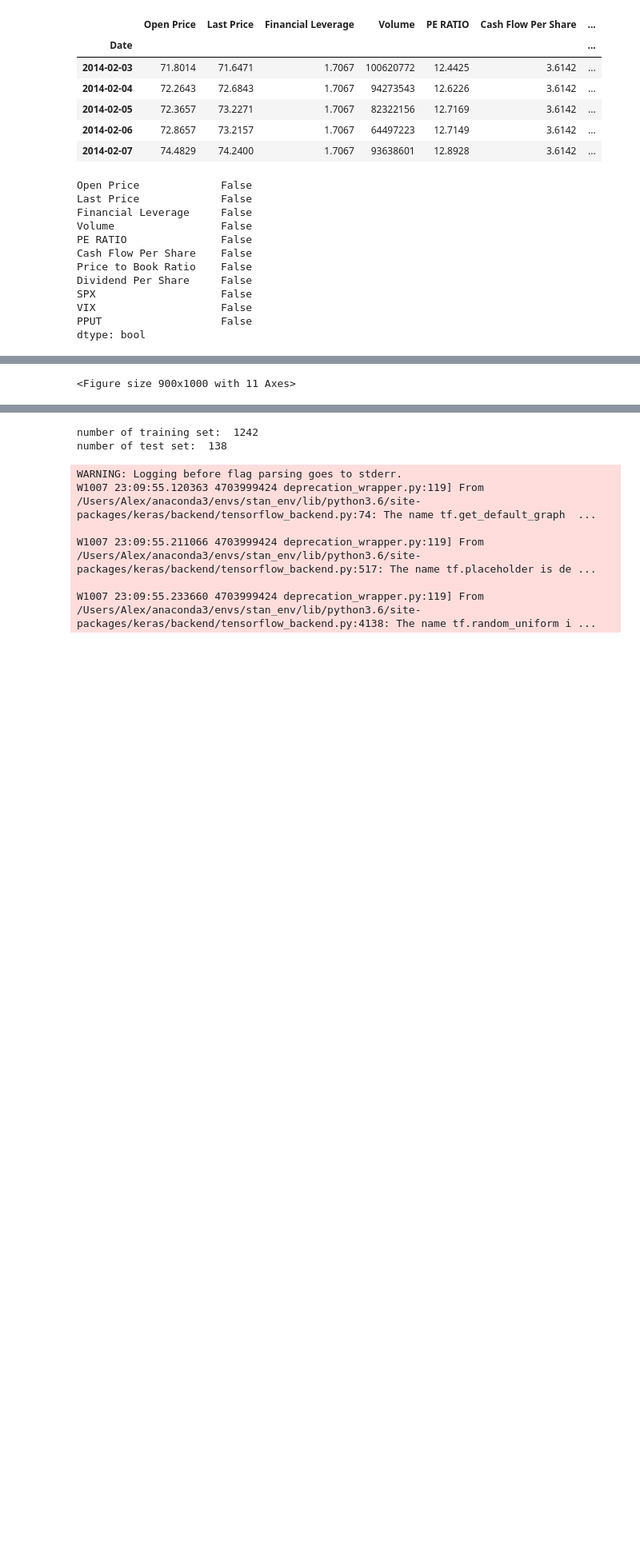
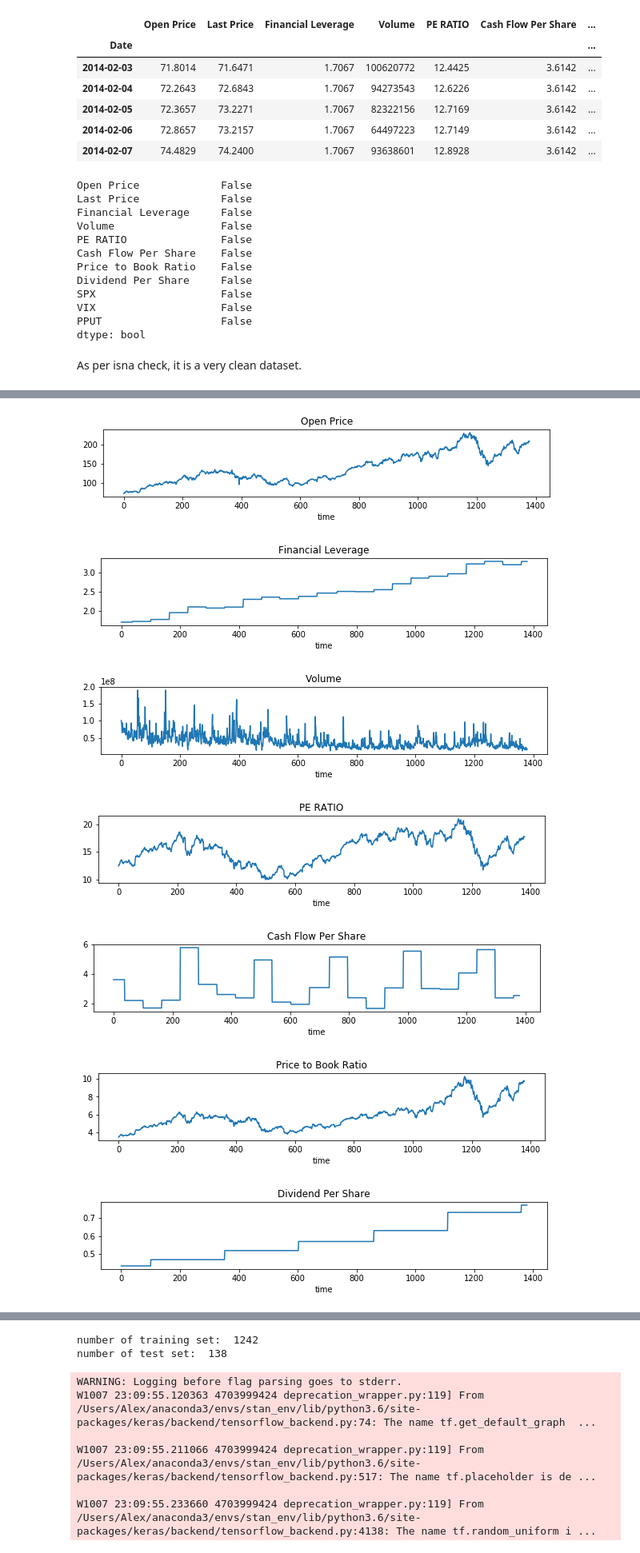
Before and after one commit to alexxlu/Project5, a Jupyter notebook: ML.ipynb, the cells around one changed output, grey strips where cells are left out. Shown at 80% size. Drawn from its saved outputs; the diff is of its cells as text; code cells hidden in the pictures; blank space fills up the shorter version.

```diff
--- a/ML.ipynb
+++ b/ML.ipynb
@@ -60,4 +66,6 @@ SPX                    False
 VIX                    False
 PPUT                   False
 dtype: bool
+# %% [markdown]
+As per isna check, it is a very clean dataset.
 # %%
@@ -78,18 +86,23 @@ data.head()
 # %%
 #plot the dataset
 from matplotlib import pyplot
 values=data.values
 groups=[0,1,2,3,4,5,6,7,8,9,10]
 i=1
-pyplot.figure(figsize=(9,10
-                      ))
+
 for group in groups:
+    pyplot.figure(figsize=(10,20))
     pyplot.subplot(len(groups),1,i)
     pyplot.plot(values[:, group])
-
     pyplot.title(data.columns[group])
     i+=1
-pyplot.xlabel("time")
-pyplot.show()
+    pyplot.xlabel("time")
+    pyplot.show()
 # %% [output]
-<Figure size 900x1000 with 11 Axes>
+[figure, added]
+[figure, added]
+[figure, added]
+[figure, added]
+[figure, added]
+[figure, added]
+[figure, added]
```
Also changed, not shown: parts of 15 cells of this notebook, 9 other files.
